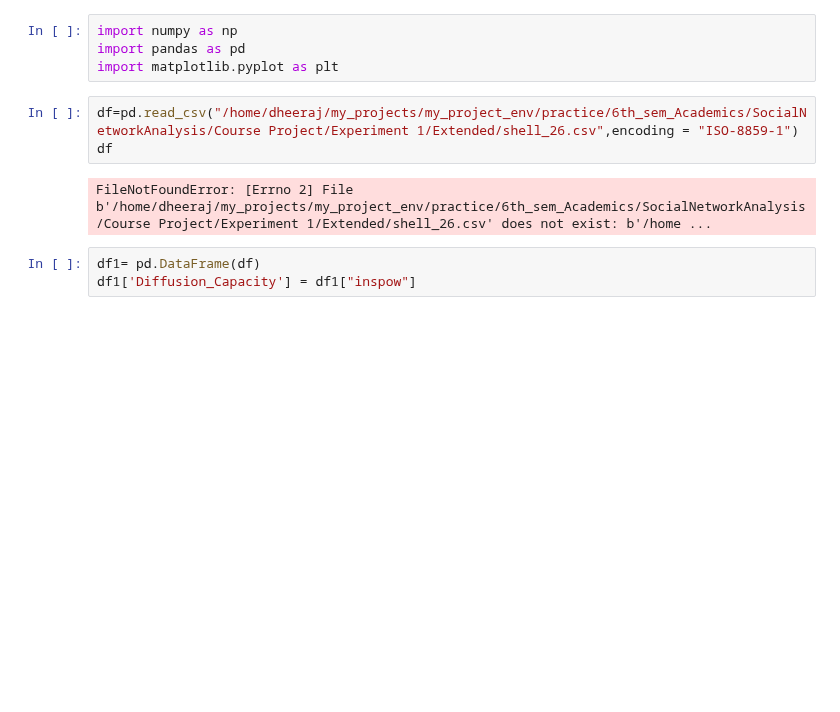
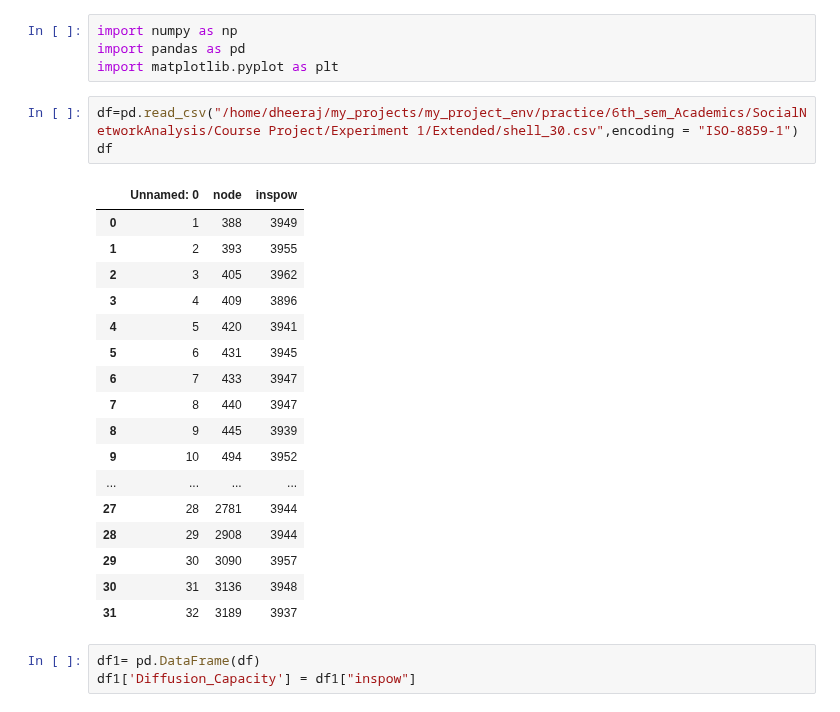
Before and after one commit to dheeraj-2000/6th_sem_Academics, a Jupyter notebook: SocialNetworkAnalysis/Course Project/Experiment 1/Extended/Untitled.ipynb, the cells around one changed output. Saved outputs shown, nothing was run; the diff lists cells and outputs as text; blank space fills up the shorter version.

```diff
--- a/SocialNetworkAnalysis/Course Project/Experiment 1/Extended/Untitled.ipynb
+++ b/SocialNetworkAnalysis/Course Project/Experiment 1/Extended/Untitled.ipynb
@@ -3,10 +3,26 @@ import numpy as np
 import pandas as pd
 import matplotlib.pyplot as plt
 # %%
-df=pd.read_csv("/home/dheeraj/my_projects/my_project_env/practice/6th_sem_Academics/SocialNetworkAnalysis/Course Project/Experiment 1/Extended/shell_26.csv",encoding = "ISO-8859-1")
+df=pd.read_csv("/home/dheeraj/my_projects/my_project_env/practice/6th_sem_Academics/SocialNetworkAnalysis/Course Project/Experiment 1/Extended/shell_30.csv",encoding = "ISO-8859-1")
 df
 # %% [output]
-FileNotFoundError: [Errno 2] File b'/home/dheeraj/my_projects/my_project_env/practice/6th_sem_Academics/SocialNetworkAnalysis/Course Project/Experiment 1/Extended/shell_26.csv' does not exist: b'/home ...
+|  | Unnamed: 0 | node | inspow |
+| 0 | 1 | 388 | 3949 |
+| 1 | 2 | 393 | 3955 |
+| 2 | 3 | 405 | 3962 |
+| 3 | 4 | 409 | 3896 |
+| 4 | 5 | 420 | 3941 |
+| 5 | 6 | 431 | 3945 |
+| 6 | 7 | 433 | 3947 |
+| 7 | 8 | 440 | 3947 |
+| 8 | 9 | 445 | 3939 |
+| 9 | 10 | 494 | 3952 |
+| ... | ... | ... | ... |
+| 27 | 28 | 2781 | 3944 |
+| 28 | 29 | 2908 | 3944 |
+| 29 | 30 | 3090 | 3957 |
+| 30 | 31 | 3136 | 3948 |
+| 31 | 32 | 3189 | 3937 |
 # %%
 df1= pd.DataFrame(df)
 df1['Diffusion_Capacity'] = df1["inspow"]
```
Also changed, not shown: parts of 1 cell of this notebook, 11 other files.
